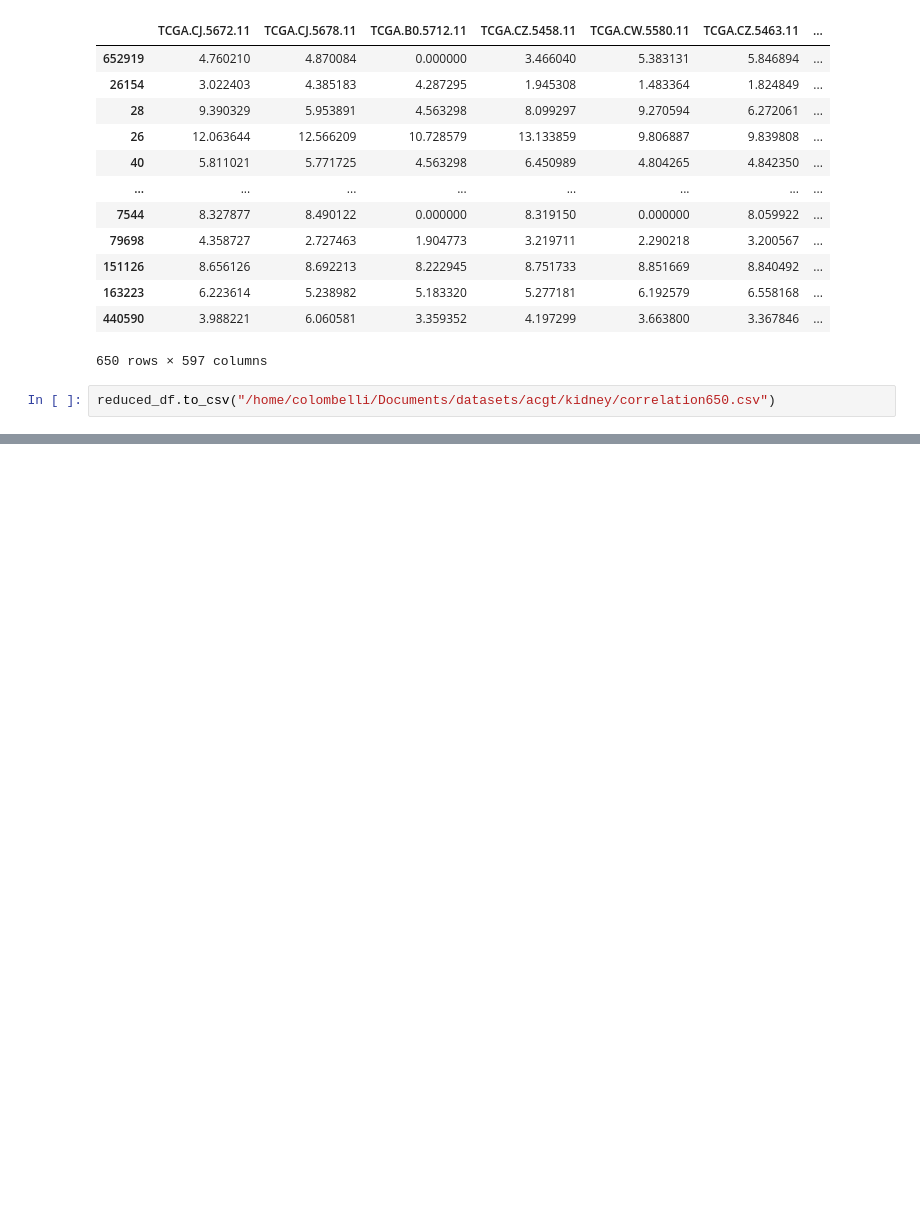
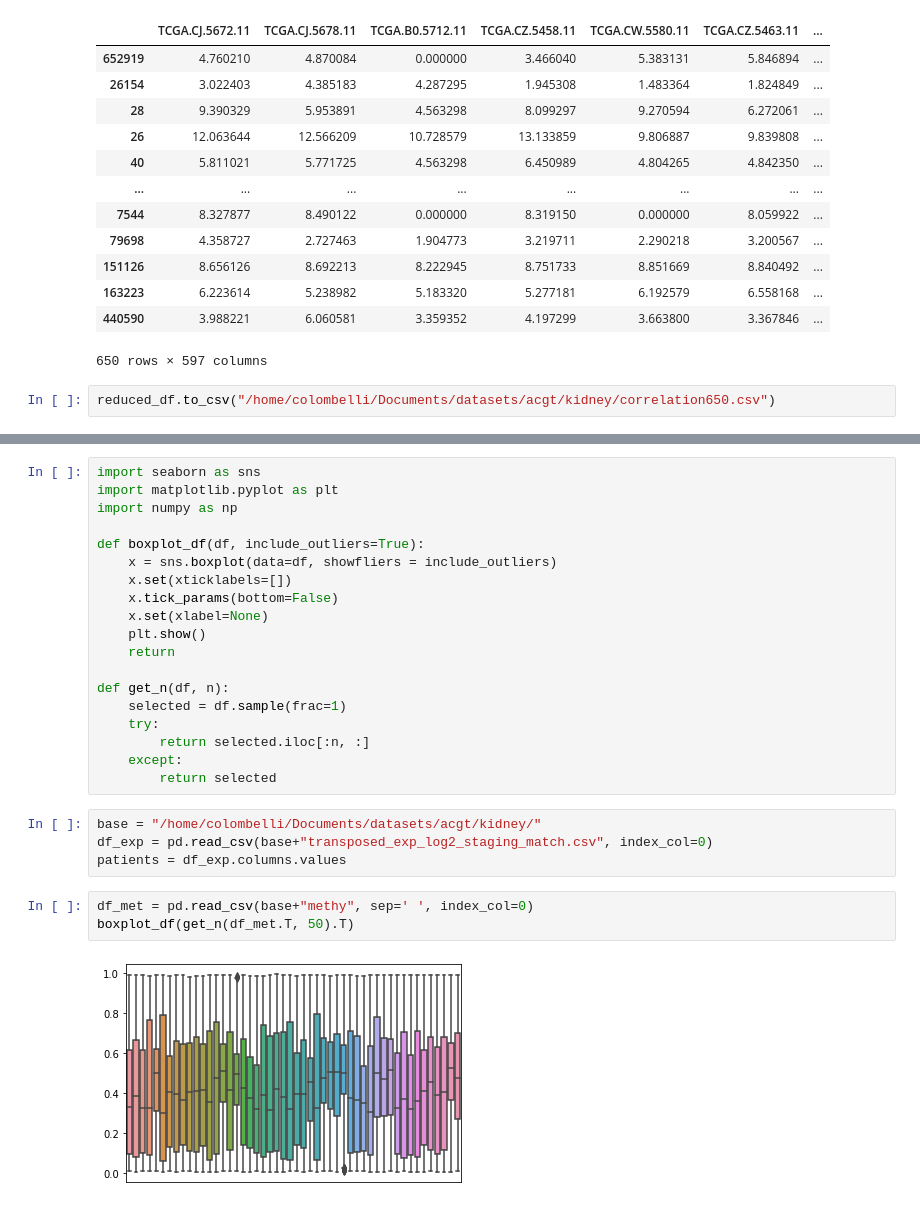
Before and after one commit to colombelli/gat-cancer-staging, a Jupyter notebook: notebooks/iqr processing patient data.ipynb, the cells around one changed output, grey strips where cells are left out. Saved outputs shown, nothing was run; the diff lists cells and outputs as text; blank space fills up the shorter version.

```diff
--- a/notebooks/iqr processing patient data.ipynb
+++ b/notebooks/iqr processing patient data.ipynb
@@ -41,0 +45,28 @@ reduced_df.to_csv("/home/colombelli/Documents/datasets/acgt/kidney/correlation65
+# %%
+import seaborn as sns
+import matplotlib.pyplot as plt
+import numpy as np
+
+def boxplot_df(df, include_outliers=True):
+    x = sns.boxplot(data=df, showfliers = include_outliers)
+    x.set(xticklabels=[])
+    x.tick_params(bottom=False)
+    x.set(xlabel=None)
+    plt.show()
+    return
+
+def get_n(df, n):
+    selected = df.sample(frac=1)
+    try:
+        return selected.iloc[:n, :]
+    except:
+        return selected
+# %%
+base = "/home/colombelli/Documents/datasets/acgt/kidney/"
+df_exp = pd.read_csv(base+"transposed_exp_log2_staging_match.csv", index_col=0)
+patients = df_exp.columns.values
+# %%
+df_met = pd.read_csv(base+"methy", sep=' ', index_col=0)
+boxplot_df(get_n(df_met.T, 50).T)
+# %% [output]
+[figure, added]
```
Also changed, not shown: parts of 10 cells of this notebook.
